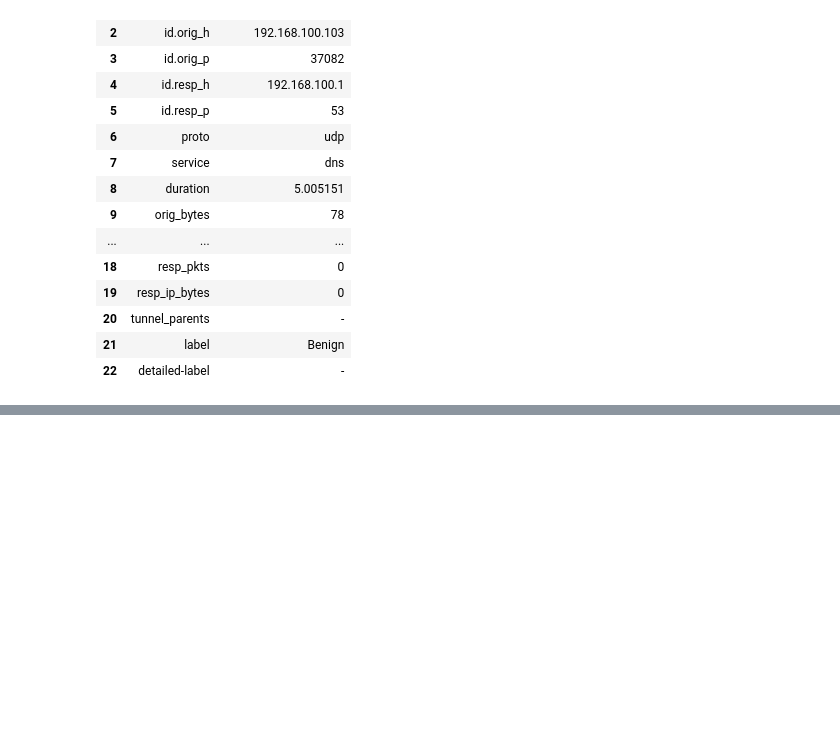
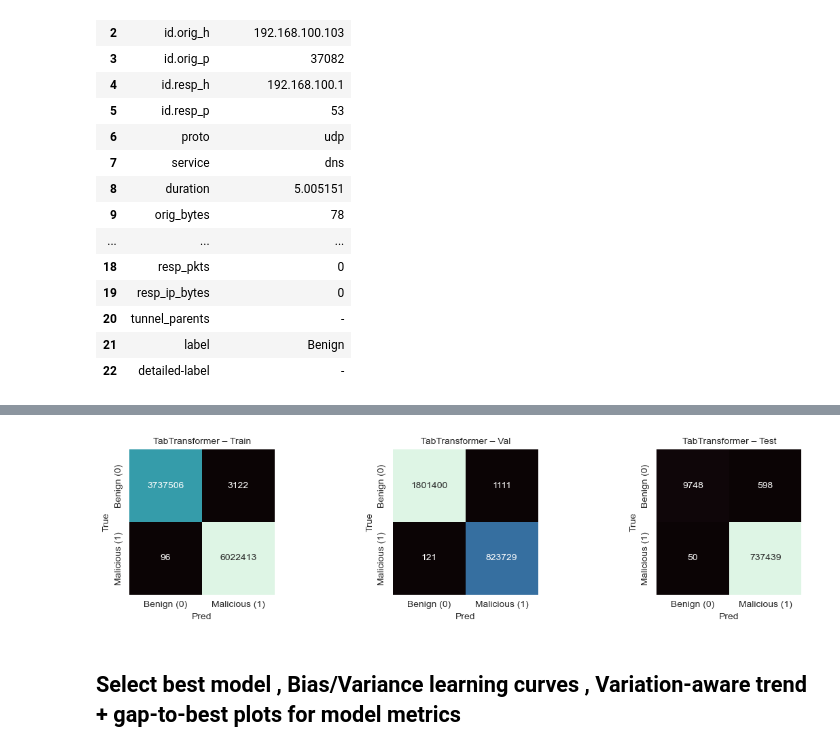
Before and after one commit to Sanduni-Gamage/ML-Project, a Jupyter notebook: project.ipynb, the cells around one changed output, grey strips where cells are left out. Cells and saved outputs as stored; diff of their text form; code cells hidden in the pictures; blank space fills up the shorter version.

```diff
--- a/project.ipynb
+++ b/project.ipynb
@@ -2491,0 +3483,32 @@ ValueError: DataFrame.dtypes for data must be int, float, bool or category. When
+# %%
+# Confusion Matrices (Train / Val / Test) for TabTransformer
+import matplotlib.pyplot as plt, seaborn as sns
+from sklearn.metrics import confusion_matrix
+
+AXIS_LABELS = ['Benign (0)', 'Malicious (1)']
+
+def _tiny_cm(ax, y_true, y_pred, title):
+    cm = confusion_matrix(y_true, y_pred, labels=[0, 1])
+    sns.heatmap(
+        cm, annot=True, fmt='d', cbar=False, ax=ax, square=True,
+        xticklabels=AXIS_LABELS, yticklabels=AXIS_LABELS, cmap='mako'
+    )
+    ax.set_title(title, fontsize=10)
+    ax.set_xlabel('Pred'); ax.set_ylabel('True')
+
+# use the already-computed probs and threshold `thr`
+y_tr_hat = (train_proba >= thr).astype(int)
+y_va_hat = (val_proba   >= thr).astype(int)
+y_te_hat = (test_proba  >= thr).astype(int)
+
+fig, axs = plt.subplots(1, 3, figsize=(12, 3))
+_tiny_cm = _tiny_cm  # avoid accidental name capture
+_tiny_cm(axs[0], y_train_np.astype(int), y_tr_hat, 'TabTransformer – Train')
+_tiny_cm(axs[1], y_val_np.astype(int),   y_va_hat, 'TabTransformer – Val')
+_tiny_cm(axs[2], y_test_np.astype(int),  y_te_hat, 'TabTransformer – Test')
+plt.tight_layout()
+plt.show()
+# %% [output]
+[figure, added]
+# %% [markdown]
+## Select best model , Bias/Variance learning curves , Variation-aware trend + gap-to-best plots for model metrics
```
Also changed, not shown: parts of 43 cells of this notebook, 7 other files.
